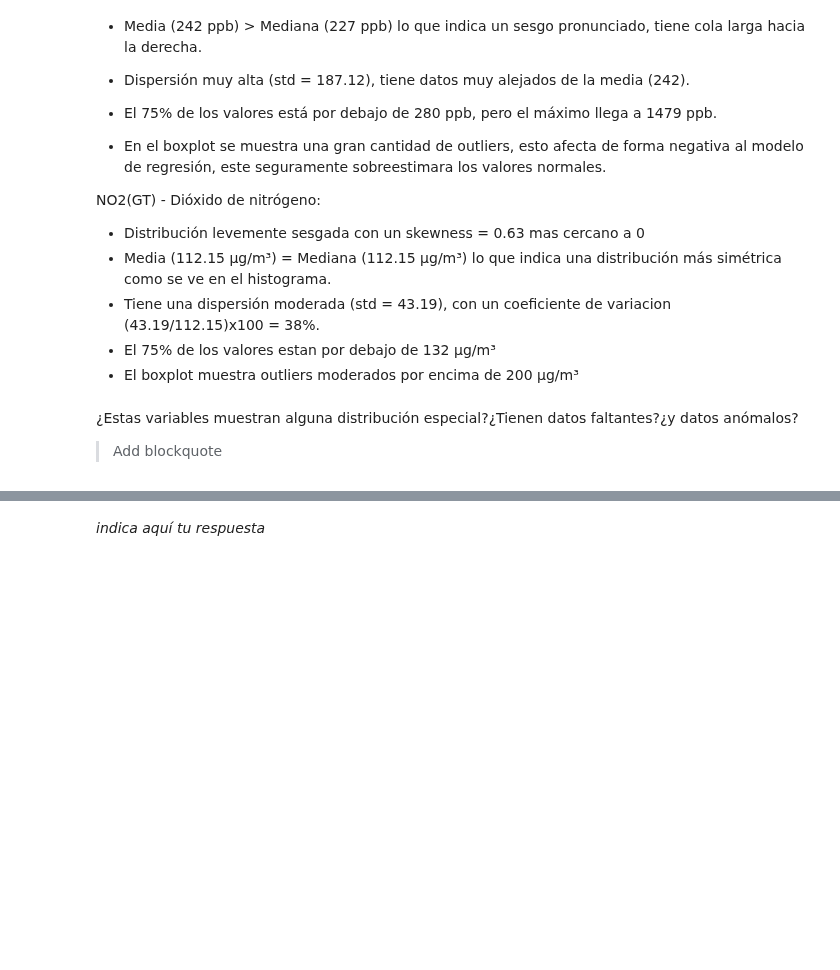
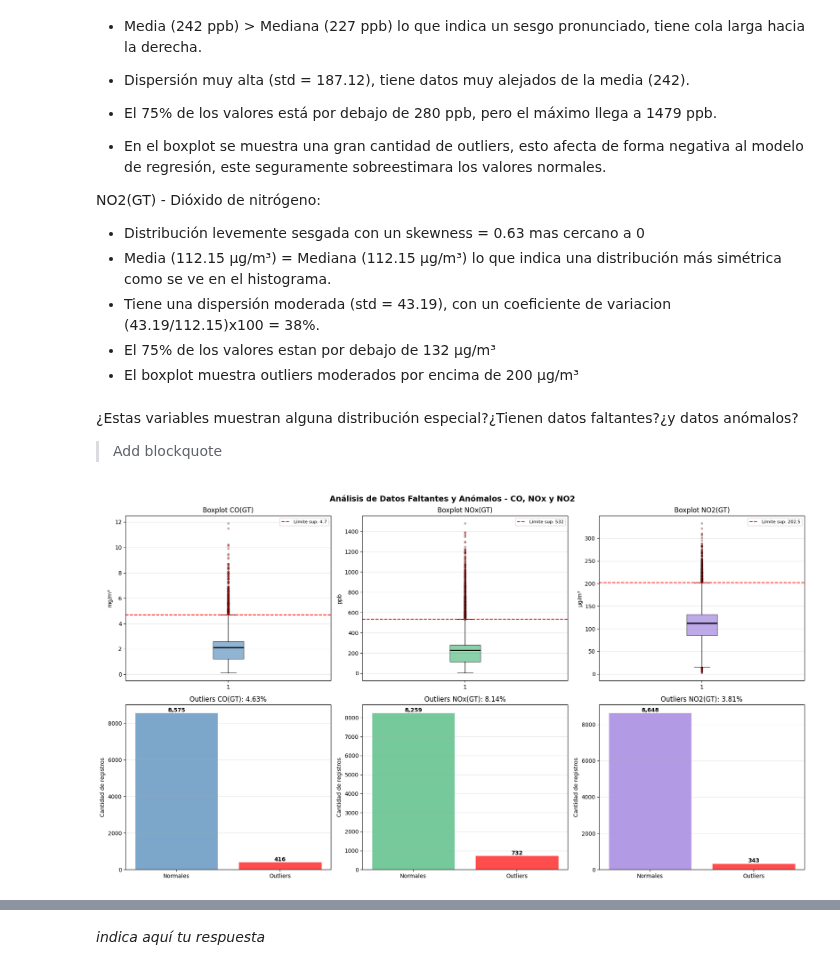
Before and after one commit to criszhirzhan/maestria_PLN_resources, a Jupyter notebook: AprendizajeAutomatico/Laboratorio_Actividad_1.ipynb, the cells around one changed output, grey strips where cells are left out. Cells and saved outputs as stored; diff of their text form; code cells hidden in the pictures; blank space fills up the shorter version.

```diff
--- a/AprendizajeAutomatico/Laboratorio_Actividad_1.ipynb
+++ b/AprendizajeAutomatico/Laboratorio_Actividad_1.ipynb
@@ -542,4 +542,61 @@ NO2(GT) - Dióxido de nitrógeno:
 ¿Estas variables muestran alguna distribución especial?¿Tienen datos faltantes?¿y datos anómalos?
 
 > Add blockquote
+# %%
+fig, axes = plt.subplots(2, 3, figsize=(18, 10))
+fig.suptitle('Análisis de Datos Faltantes y Anómalos - CO, NOx y NO2',
+             fontsize=14, fontweight='bold')
+
+variables = ['CO(GT)', 'NOx(GT)', 'NO2(GT)']
+unidades  = ['mg/m³',  'ppb',     'µg/m³']
+colores   = ['steelblue', 'mediumseagreen', 'mediumpurple']
+
+# FILA 1: Boxplot con límites IQR
+limites = {
+    'CO(GT)':  {'inf': -0.90, 'sup': 4.70},
+    'NOx(GT)': {'inf': -140,  'sup': 532},
+    'NO2(GT)': {'inf': 14.50, 'sup': 202.50}
+}
+
+for i, (var, unidad, color) in enumerate(zip(variables, unidades, colores)):
+    axes[0, i].boxplot(df[var].dropna(),
+                       patch_artist=True,
+                       boxprops=dict(facecolor=color, alpha=0.6),
+                       medianprops=dict(color='black', linewidth=2),
+                       flierprops=dict(marker='o', markerfacecolor='red',
+                                      markersize=3, alpha=0.3))
+    axes[0, i].axhline(y=limites[var]['sup'], color='red',
+                       linestyle='--', label=f'Límite sup: {limites[var]["sup"]}')
+    axes[0, i].set_title(f'Boxplot {var}')
+    axes[0, i].set_ylabel(unidad)
+    axes[0, i].legend(fontsize=8)
+    axes[0, i].grid(axis='y', alpha=0.3)
+
+# FILA 2: Barras de outliers vs normales
+outliers_count = [416, 732, 343]
+normales_count = [len(df) - o for o in outliers_count]
+porcentajes    = [4.63, 8.14, 3.81]
+
+for i, (var, color, outlier, normal, pct) in enumerate(
+        zip(variables, colores, outliers_count, normales_count, porcentajes)):
+
+    bars = axes[1, i].bar(['Normales', 'Outliers'],
+                           [normal, outlier],
+                           color=[color, 'red'],
+                           alpha=0.7, edgecolor='white')
+
+    axes[1, i].set_title(f'Outliers {var}: {pct}%')
+    axes[1, i].set_ylabel('Cantidad de registros')
+    axes[1, i].grid(axis='y', alpha=0.3)
+
+    # Agregar etiquetas encima de cada barra
+    for bar, val in zip(bars, [normal, outlier]):
+        axes[1, i].text(bar.get_x() + bar.get_width()/2,
+                        bar.get_height() + 50,
+                        f'{val:,}', ha='center', fontsize=10, fontweight='bold')
+
+plt.tight_layout()
+plt.show()
+# %% [output]
+[figure, added]
 # %% [markdown]
```
Also changed, not shown: parts of 3 cells of this notebook.
